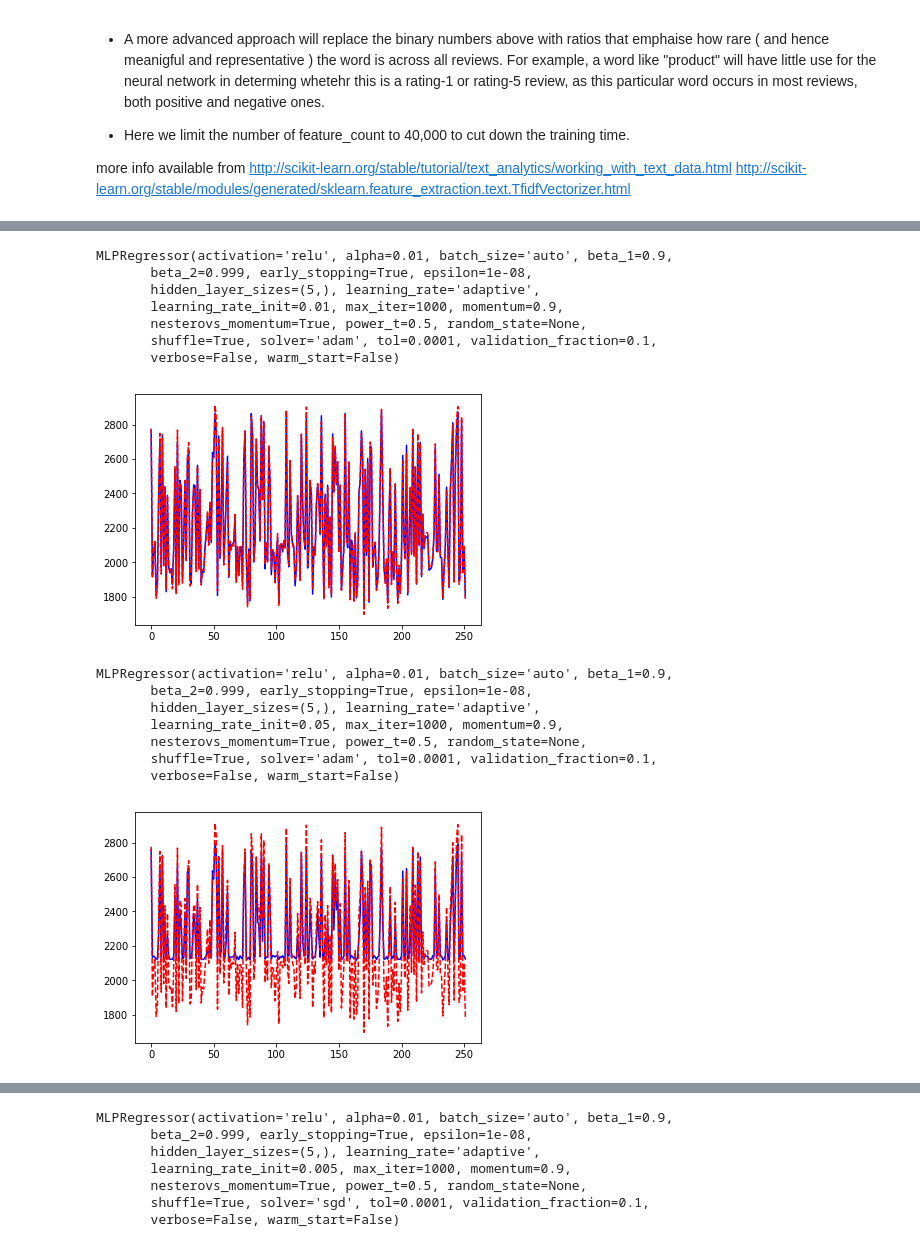
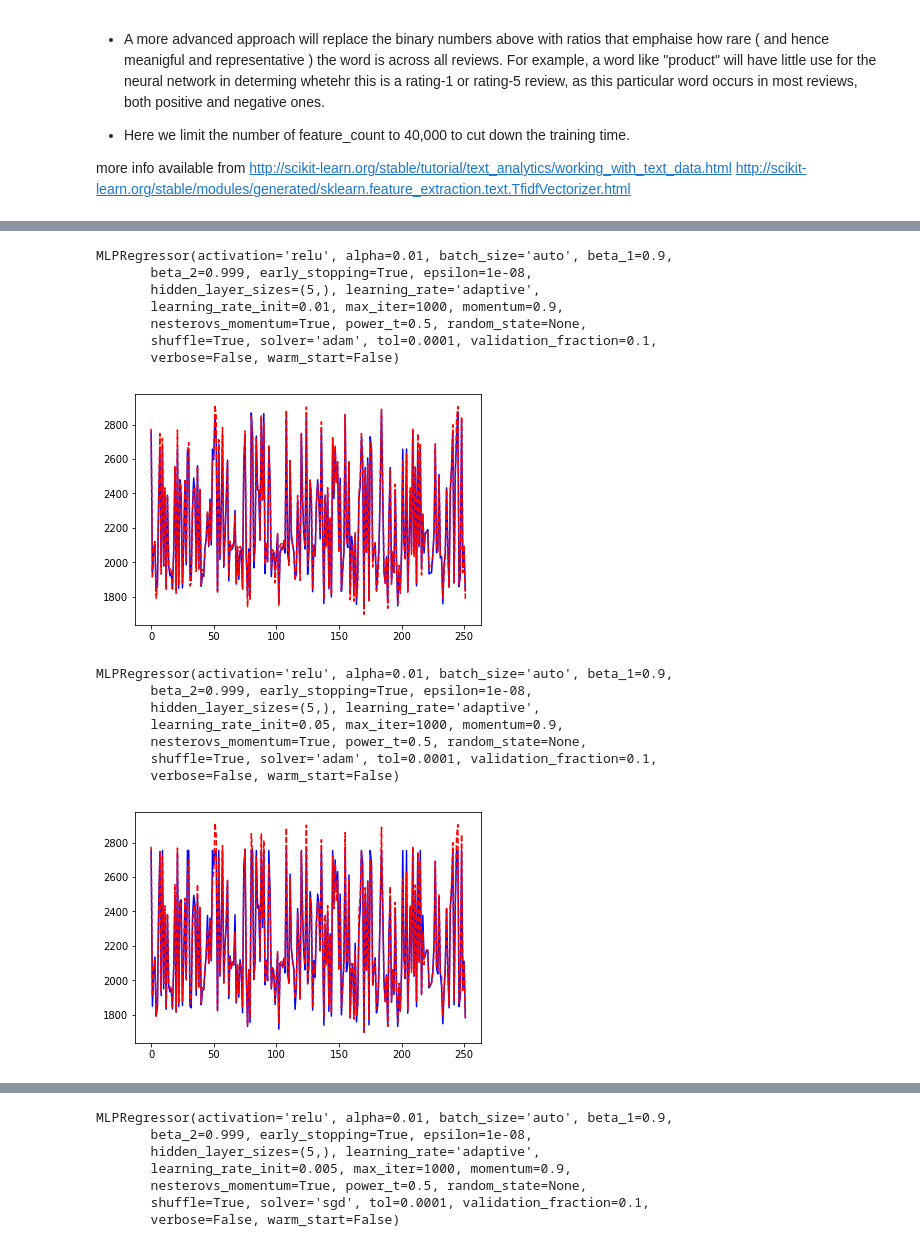
Before and after one commit to 842Mono/CSEN1067_Machine_Learning_Project1, a Jupyter notebook: text_starter.ipynb, the cells around one changed output, grey strips where cells are left out. Cells and saved outputs as stored; diff of their text form; code cells hidden in the pictures.

```diff
--- a/text_starter.ipynb
+++ b/text_starter.ipynb
@@ -126,7 +126,7 @@ Done: keeping most correlated companies
 Done: Normalizing.
 Done: deciding on the ratios and splitting the values.
 # %%
-DoLinearRegression('adam',0.01, True, X_train, Y_train, X_test, Y_test)
+DoLinearRegression('adam',0.01, True, X_train, Y_train, X_test, Y_test, spMean, spSD)
 # %% [output]
 MLPRegressor(activation='relu', alpha=0.01, batch_size='auto', beta_1=0.9,
        beta_2=0.999, early_stopping=True, epsilon=1e-08,
@@ -135,16 +135,16 @@ MLPRegressor(activation='relu', alpha=0.01, batch_size='auto', beta_1=0.9,
        nesterovs_momentum=True, power_t=0.5, random_state=None,
        shuffle=True, solver='adam', tol=0.0001, validation_fraction=0.1,
        verbose=False, warm_start=False)
-[figure, old version]
+[figure, new version]
 # %%
-DoLinearRegression('adam', 0.05, True, X_train, Y_train, X_test, Y_test)
+DoLinearRegression('adam', 0.05, True, X_train, Y_train, X_test, Y_test, spMean, spSD)
 # %% [output]
 MLPRegressor(activation='relu', alpha=0.01, batch_size='auto', beta_1=0.9,
        beta_2=0.999, early_stopping=True, epsilon=1e-08,
        hidden_layer_sizes=(5,), learning_rate='adaptive',
        learning_rate_init=0.05, max_iter=1000, momentum=0.9,
        nesterovs_momentum=True, power_t=0.5, random_state=None,
        shuffle=True, solver='adam', tol=0.0001, validation_fraction=0.1,
        verbose=False, warm_start=False)
-[figure, old version]
+[figure, new version]
 # %%
```
Also changed, not shown: parts of 5 cells of this notebook.
